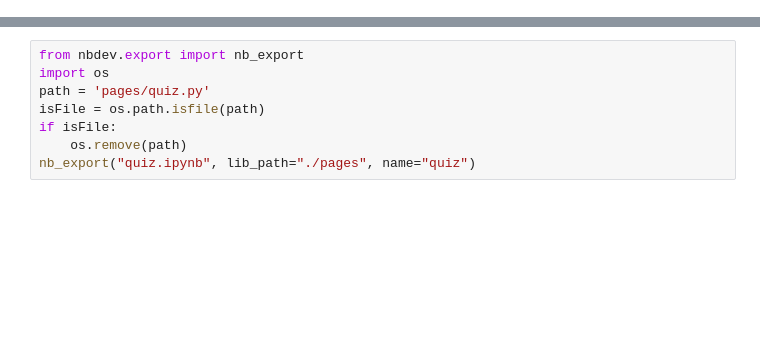
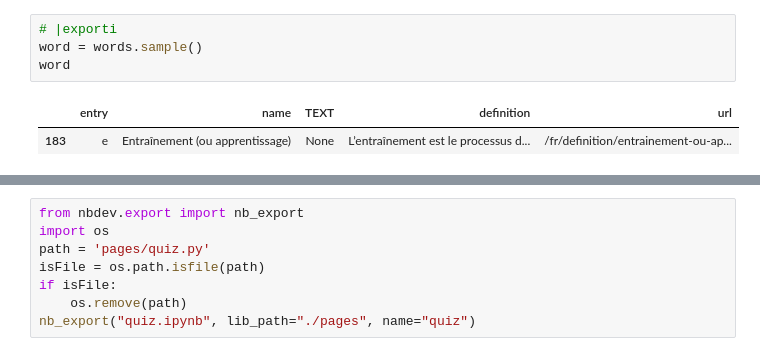
Before and after one commit to All-Khwarizmi/glossaire_ia, a Jupyter notebook: quiz.ipynb, the cells around one changed output, grey strips where cells are left out. Cells and saved outputs as stored; diff of their text form; blank space fills up the shorter version.

```diff
--- a/quiz.ipynb
+++ b/quiz.ipynb
@@ -24,0 +69,7 @@ DeltaGenerator()
+# %%
+# |exporti
+word = words.sample()
+word
+# %% [output]
+|  | entry | name | TEXT | definition | url |
+| 183 | e | Entraînement (ou apprentissage) | None | L’entraînement est le processus d... | /fr/definition/entrainement-ou-ap... |
```
Also changed, not shown: parts of 12 cells of this notebook, 6 other files.
